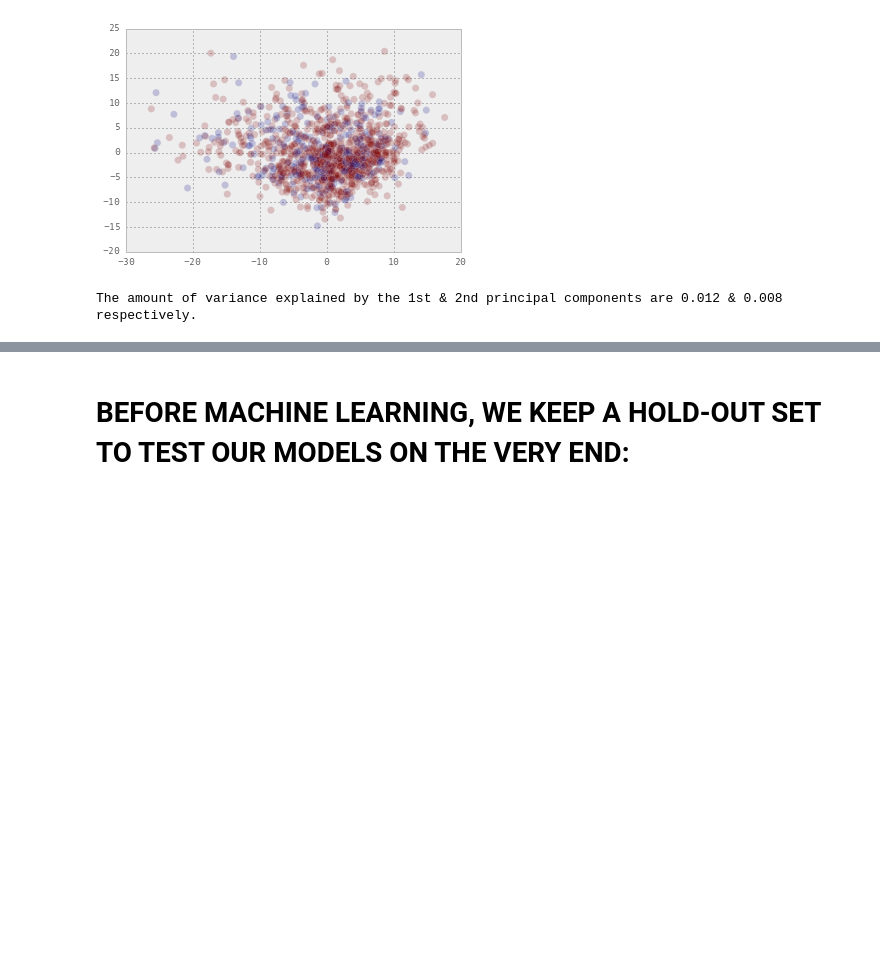
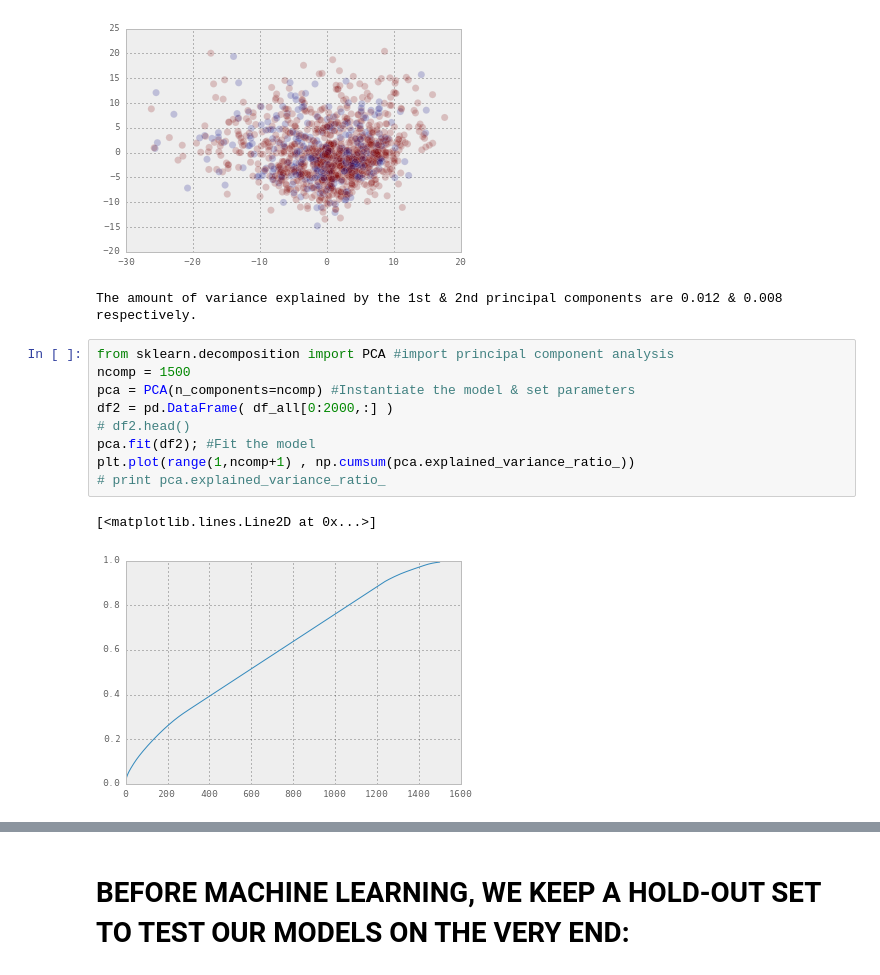
Before and after one commit to hugobowne/machine_learning_techniques, a Jupyter notebook: paribas/paribas_I.ipynb, the cells around one changed output, grey strips where cells are left out. Saved outputs shown, nothing was run; the diff lists cells and outputs as text; blank space fills up the shorter version.

Commit message:
figuring out how many principal components are need to explain the variance

```diff
--- a/paribas/paribas_I.ipynb
+++ b/paribas/paribas_I.ipynb
@@ -83,3 +83,15 @@ print("The amount of variance explained by the 1st & 2nd principal components ar
 (2000, 2)
 [figure]
 The amount of variance explained by the 1st & 2nd principal components are 0.012 & 0.008 respectively.
+# %%
+from sklearn.decomposition import PCA #import principal component analysis
+ncomp = 1500
+pca = PCA(n_components=ncomp) #Instantiate the model & set parameters
+df2 = pd.DataFrame( df_all[0:2000,:] )
+# df2.head()
+pca.fit(df2); #Fit the model
+plt.plot(range(1,ncomp+1) , np.cumsum(pca.explained_variance_ratio_))
+# print pca.explained_variance_ratio_
+# %% [output]
+[<matplotlib.lines.Line2D at 0x...>]
+[figure, added]
```
Also changed, not shown: parts of 6 cells of this notebook.
